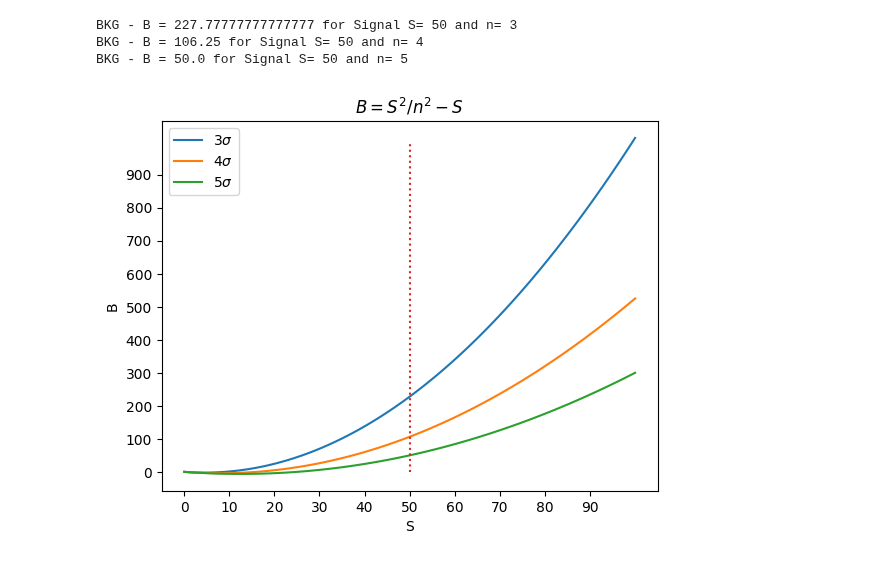
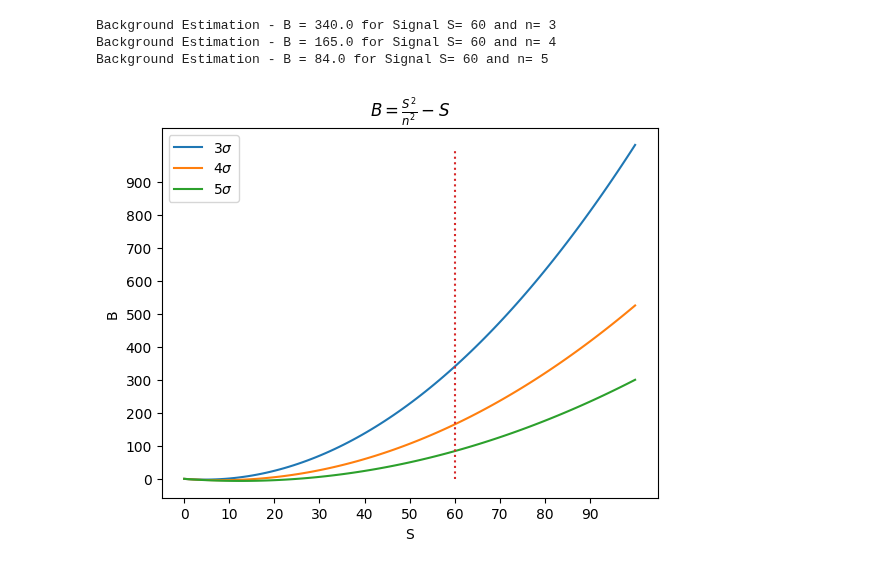
Before and after one commit to erossi2/AnalisiDati_aa2026-27, a Jupyter notebook: PDF&Distributions/Signal_significance.ipynb, the cells around one changed output. Drawn from its saved outputs; the diff is of its cells as text; code cells hidden in the pictures.

```diff
--- a/PDF&Distributions/Signal_significance.ipynb
+++ b/PDF&Distributions/Signal_significance.ipynb
@@ -3,21 +5,24 @@ import numpy as np
 import matplotlib.pyplot as plt
 # s/ sqrt (S+B) = n sigma
 # max number of signal events
-
+nSig_max =50
+nBKG =500
 for n in range(3,6):
     f = lambda x: (n*n+np.sqrt(n*n+4*n*x))/2
     xi=0
-    xf=500
+    xf=1000
     point=100
     x = np.linspace(xi,xf,point)
     y= f(x)
-    plt.plot(x,y,label="S= "+str(n)+"$ \sigma$ ")
+    SIG_MIN= f(nBKG)
+    plt.plot(x, y, label="S= " + str(n) + r" $ \sigma $ ")
     plt.xlabel("B")
     plt.ylabel("S")
-    plt.title("S/sqrt(S+B)")
+    plt.title(r"$n\sigma = \frac{S}{\sqrt{S+B}}$")
     n=n+1
     plt.legend()
+    print(fr"Signal Estimation - S = {SIG_MIN:.1f} for B = {nBKG} and n= {n}")
 
-plt.plot([xi,xf], [nSig_max,nSig_max], linestyle='dotted')
+plt.plot([nBKG,nBKG], [0,f(xf)], linestyle='dotted')
 plt.show()
 # %% [output]
@@ -25,29 +35,29 @@ plt.show()
 # %%
-
-nSig_max=50
+nSig_max = 60
 for n in range(3,6):
     finv = lambda sig: (((sig**2)/n**2)-sig)
     sig_i=0
     sig_f=100
     point=100
     sig = np.linspace(sig_i,sig_f,point)
     BKG = finv(sig)
-    plt.plot(sig ,BKG,label=str(n)+"$ \sigma$ ")
+    plt.plot(sig ,BKG,label=str(n)+r"$ \sigma$ ")
     plt.xlabel("S")
     plt.ylabel("B")
-    plt.title("$B=S^2/n^2 -S$")
+    plt.title(r"$B=\frac{S^2}{n^2} -S$")
 
     BKG = finv(nSig_max)
-    print("BKG - B = "+str(BKG)+ " for Signal S= "+str(nSig_max)+ " and n= "+str(n))
+    print(fr"Background Estimation - B = {BKG:.1f} for Signal S= {nSig_max} and n= {n}")
+
     n=n+1
     plt.legend()
 
 plt.xticks(np.arange(0,100,10))
 plt.yticks(np.arange(0,1000,100))
 plt.plot( [nSig_max,nSig_max], [0,1000], linestyle='dotted')
 plt.show()
 # %% [output]
-BKG - B = 227.77777777777777 for Signal S= 50 and n= 3
-BKG - B = 106.25 for Signal S= 50 and n= 4
-BKG - B = 50.0 for Signal S= 50 and n= 5
+Background Estimation - B = 340.0 for Signal S= 60 and n= 3
+Background Estimation - B = 165.0 for Signal S= 60 and n= 4
+Background Estimation - B = 84.0 for Signal S= 60 and n= 5
-[figure, old version]
+[figure, new version]
```
Also changed, not shown: parts of 3 cells of this notebook, 1 other file.
